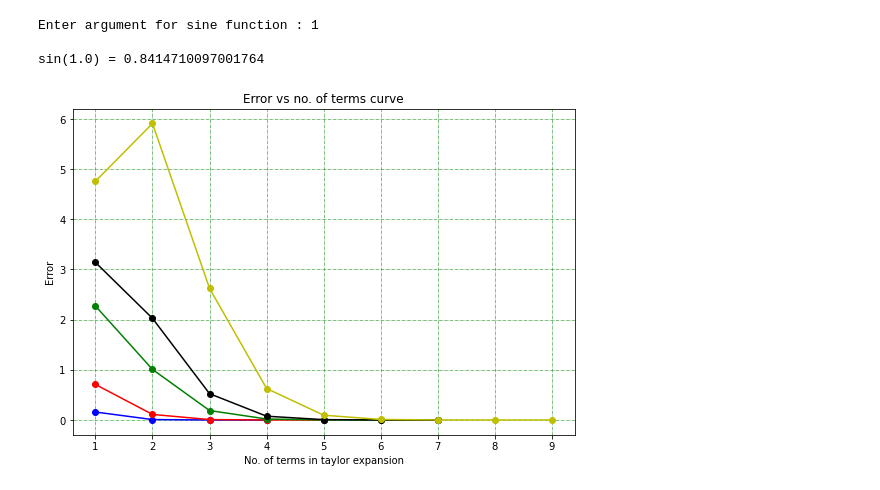
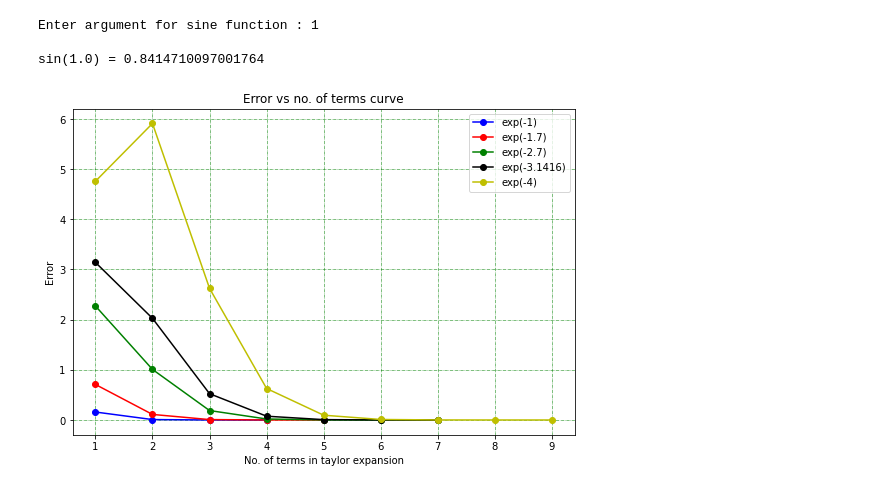
Before and after one commit to kavinniser/CP1911085, a Jupyter notebook: Assignment 1.ipynb, the cells around one changed output. Drawn from its saved outputs; the diff is of its cells as text; code cells hidden in the pictures.

```diff
--- a/Assignment 1.ipynb
+++ b/Assignment 1.ipynb
@@ -773,11 +773,12 @@ for j in range(len(argument)):
         index.append(i)
         error.append(abs(Exp(x,i)-math.exp(-x)))
         i+=1
-    plt.plot(index, error, color[j])
+    plt.plot(index, error, color[j], label = 'exp(-'+ str(x) +')')
 
 plt.grid(color='g', ls = '-.', lw = 0.5)
 plt.xlabel('No. of terms in taylor expansion')
 plt.ylabel('Error')
 plt.title('Error vs no. of terms curve')
+plt.legend()
 plt.show()
 # %% [output]
@@ -907,32 +908,33 @@ import math
 import matplotlib.pyplot as plt
 plt.figure(figsize=(9,6))
 
 e = 10**-6 # decimal places till which accuracy is needed. 2 decimal places are increased
 
 color = ['b-o', 'r-o', 'g-o', 'k-o', 'y-o'] # array of colors for plotting
 
 argument = [1, 1.7, 2.7, 3.1416, 4] # array of arguments given for comparison
 
 for j in range(len(argument)):
     # creating arrays to store indices and errors
     index = []
     error = []
 
     x = argument[j] # argument if sine function
     i = 1
 
     # the loop will run till the value doesn't match with
     # the actual value of sin(x) and stops as it matches
     # till the desired decimal places
     while abs(Sin(x,i)-math.sin(x)) > e:
         index.append(i)
         error.append(abs(Sin(x,i)-math.sin(x)))
         i+=1
-    plt.plot(index, error, color[j])
+    plt.plot(index, error, color[j], label = 'exp(-'+ str(x) +')')
 plt.grid(color='g', ls = '-.', lw = 0.5)
 plt.xlabel('No. of terms in taylor expansion')
 plt.ylabel('Error')
 plt.title('Error vs no. of terms curve')
+plt.legend()
 plt.show()
 # %% [output]
-[figure, old version]
+[figure, new version]
```
Also changed, not shown: parts of 1 cell of this notebook.
